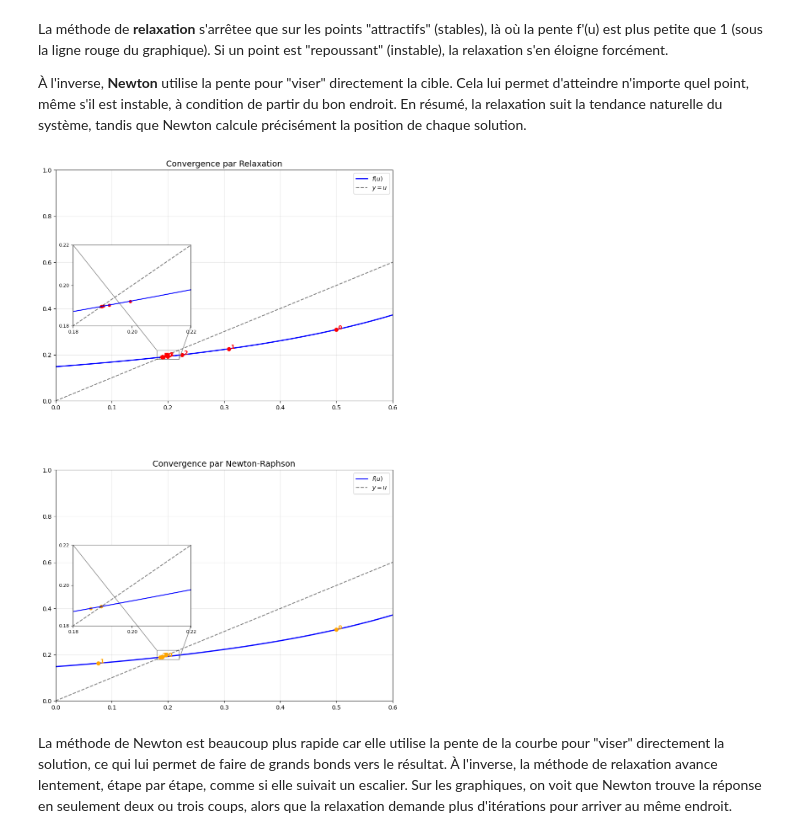
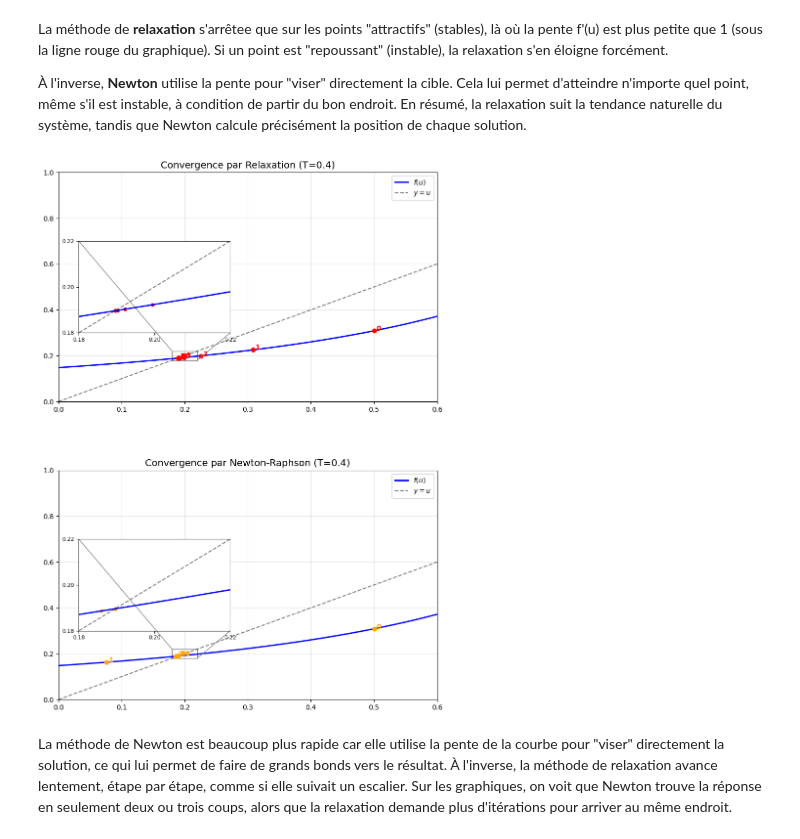
Before and after one commit to Jeremie-Beaupre/TP3_phyznum, a Jupyter notebook: main.ipynb, the cells around one changed output. Saved outputs shown, nothing was run; the diff lists cells and outputs as text; code cells hidden in the pictures.

```diff
--- a/main.ipynb
+++ b/main.ipynb
@@ -292,61 +291,82 @@ import numpy as np
 import matplotlib.pyplot as plt
 from mpl_toolkits.axes_grid1.inset_locator import inset_axes, mark_inset
 
-# Sécurité pour les divisions par zéro
-def f_safe(u, T, k):
-    with np.errstate(divide='ignore', invalid='ignore'):
-        denom = 1 + T * (k - 1) * (1 - u)
-        return 1 / (denom**2)
+kappa = 5
 
-# --- Paramètres ---
+
+# --- 2. TES SOLVEURS MODIFIÉS (Pour garder l'historique des points) ---
+def solve_relaxation_history(T, kappa, u_start, n_iter):
+    history = [u_start]
+    u = u_start
+    for _ in range(n_iter):
+        u = f(u, T, kappa)
+        history.append(u)
+    return history
+
+def solve_newton_history(T, kappa, u_start, n_iter):
+    history = [u_start]
+    u = u_start
+    for _ in range(n_iter):
+        val, der = g(u, T, kappa), g_prime(u, T, kappa)
+        if der == 0: break
+        u = u - val / der
+        history.append(u)
+    return history
+
+# --- 3. PARAMÈTRES ET CALCULS ---
 T_ex = 0.4
-k_ex = 5
 n_iter = 10
 u_range_zoom = np.linspace(0, 1, 500)
-f_curve_zoom = f_safe(u_range_zoom, T_ex, k_ex)
+f_curve_zoom = f(u_range_zoom, T_ex, kappa)
 
-u_rel_zoom = relaxation_steps(T_ex, k_ex, 0.5, n_iter)
-u_new_zoom = newton_steps(T_ex, k_ex, 0.5, n_iter)
+# On appelle tes fonctions pour récupérer les listes de points
+u_rel_steps = solve_relaxation_history(T_ex, kappa, 0.5, n_iter)
+u_new_steps = solve_newton_history(T_ex, kappa, 0.5, n_iter)
 
+# --- 4. CRÉATION DU GRAPHIQUE ---
 fig, (ax1, ax2) = plt.subplots(2, 1, figsize=(10, 14))
 
 configs = [
-    (ax1, u_rel_zoom, 'Relaxation', 'red'),
-    (ax2, u_new_zoom, 'Newton-Raphson', 'orange')
+    (ax1, u_rel_steps, 'Relaxation', 'red'),
+    (ax2, u_new_steps, 'Newton-Raphson', 'orange')
 ]
 
 for ax, u_data, title, color in configs:
+    # Graphique principal
     ax.plot(u_range_zoom, f_curve_zoom, 'b-', label='$f(u)$', lw=2)
     ax.plot(u_range_zoom, u_range_zoom, 'k--', alpha=0.5, label='$y=u$')
-    ax.scatter(u_data, f_safe(u_data, T_ex, k_ex), color=color, zorder=5)
+
+    # Transformation de la liste en array pour le calcul de f(u) sur les points
+    u_data_arr = np.array(u_data)
+    ax.scatter(u_data_arr, f(u_data_arr, T_ex, kappa), color=color, zorder=5)
 
     for i, u_val in enumerate(u_data):
         if 0 <= u_val <= 0.6:
-            ax.text(u_val, f_safe(u_val, T_ex, k_ex), f' {i}', color=color, fontsize=10, fontweight='bold')
+            ax.text(u_val, f(u_val, T_ex, kappa), f' {i}', color=color, fontsize=10, fontweight='bold')
 
-    ax.set_title(f'Convergence par {title}', fontsize=14)
+    ax.set_title(f'Convergence par {title} (T={T_ex})', fontsize=14)
     ax.set_xlim(0, 0.6)
     ax.set_ylim(0, 1)
     ax.grid(alpha=0.3)
     ax.legend(loc='upper right')
 
-    # Zoom
-    ax_ins = inset_axes(ax, width="35%", height="35%", loc='center left', borderpad=3)
-    ax_ins.plot(u_range_zoom, f_curve_zoom, 'b-')
+    # --- ZOOM AUTOUR DE 0.2 ---
+    ax_ins = inset_axes(ax, width="40%", height="40%", loc='center left', borderpad=3)
+    ax_ins.plot(u_range_zoom, f_curve_zoom, 'b-', lw=2)
     ax_ins.plot(u_range_zoom, u_range_zoom, 'k--', alpha=0.5)
-    ax_ins.scatter(u_data, f_safe(u_data, T_ex, k_ex), color=color, s=20)
+    ax_ins.scatter(u_data_arr, f(u_data_arr, T_ex, kappa), color=color, s=20)
 
     ax_ins.set_xlim(0.18, 0.22)
     ax_ins.set_ylim(0.18, 0.22)
     ax_ins.set_xticks([0.18, 0.20, 0.22])
     ax_ins.set_yticks([0.18, 0.20, 0.22])
     ax_ins.tick_params(labelsize=8)
+
     mark_inset(ax, ax_ins, loc1=2, loc2=4, fc="none", ec="0.5")
 
-# Remplacer tight_layout par subplots_adjust pour éviter l'erreur
-plt.subplots_adjust(hspace=0.3, left=0.1, right=0.9, top=0.95, bottom=0.05)
+plt.subplots_adjust(hspace=0.3)
 plt.show()
 # %% [output]
-[figure, old version]
+[figure, new version]
 # %% [markdown]
 La méthode de Newton est beaucoup plus rapide car elle utilise la pente de la courbe pour "viser" directement la solution, ce qui lui permet de faire de grands bonds vers le résultat. À l'inverse, la méthode de relaxation avance lentement, étape par étape, comme si elle suivait un escalier. Sur les graphiques, on voit que Newton trouve la réponse en seulement deux ou trois coups, alors que la relaxation demande plus d'itérations pour arriver au même endroit.
```
Also changed, not shown: parts of 2 cells of this notebook.
